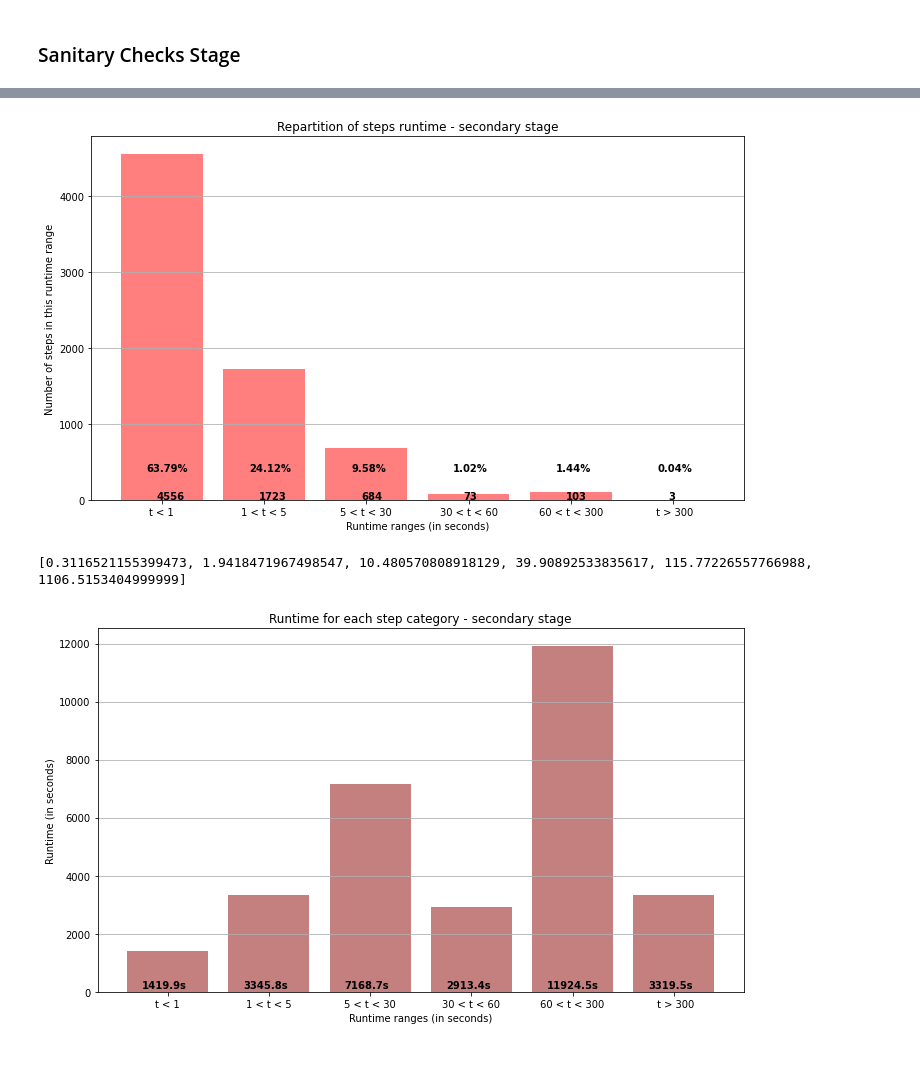
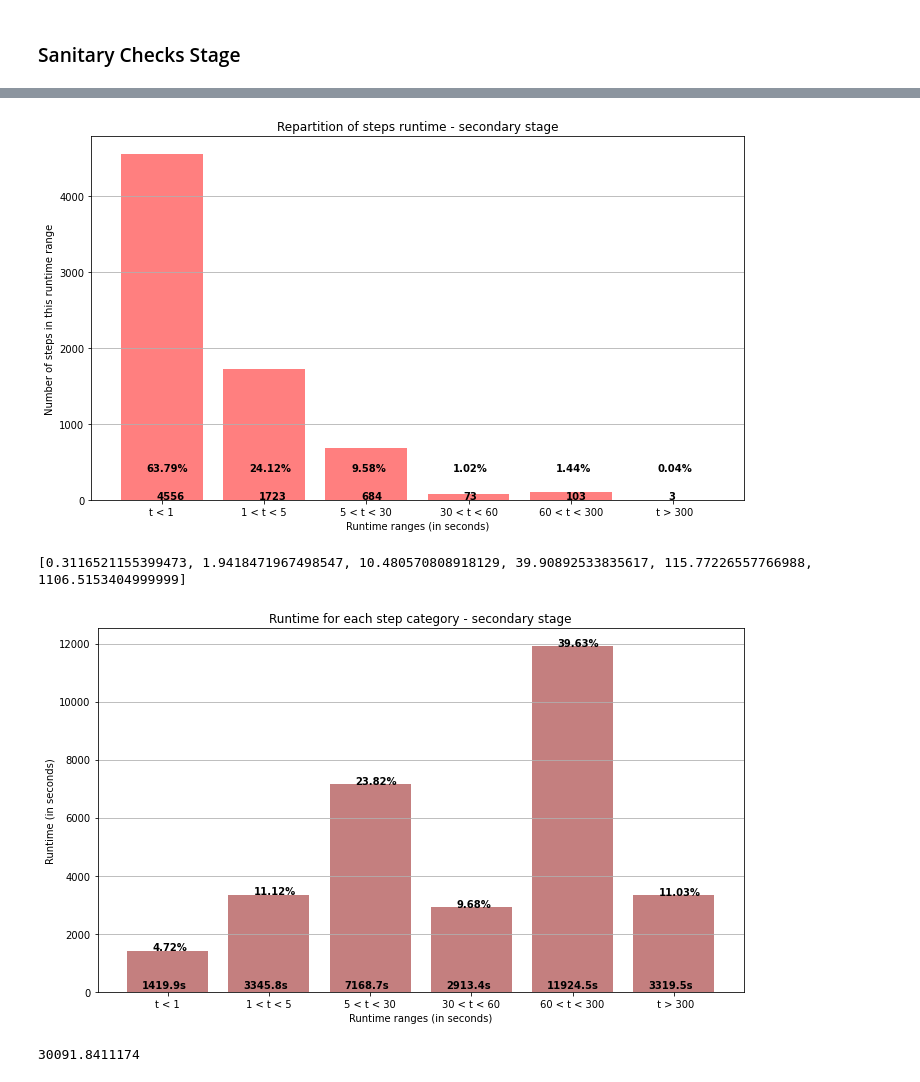
Before and after one commit to elariekerboull/testsuiteProfiling, a Jupyter notebook: Testsuite_profiling.ipynb, the cells around one changed output, grey strips where cells are left out. Cells and saved outputs as stored; diff of their text form; code cells hidden in the pictures.

```diff
--- a/Testsuite_profiling.ipynb
+++ b/Testsuite_profiling.ipynb
@@ -109,6 +117,7 @@ plt.show()
 # Array of values being currently worked on
 current_array = sanity_values
 total_values = current_array.size
+total_time = current_array.sum()
 
 # Compute the runtime repartition
 occurences = value_repartition(current_array)
@@ -149,6 +158,8 @@ ax2.set_title('Runtime for each step category - sanity stage')
 ax2.yaxis.grid(True)
 for i, v in enumerate(runtimes):
     ax2.text((i-1) + 0.85, runtimes[0]/12, str(round(v,1)) + 's', color='black', fontweight='bold')
+    ax2.text((i-1) + 0.85, runtimes[i], str(round(100*v/total_time,2)) + '%', color='black', fontweight='bold')
+print(np.sum(runtimes))
 
 
 # Save the figure and show
@@ -165,6 +177,7 @@ plt.show()
 # Array of values being currently worked on
 current_array = core_values
 total_values = current_array.size
+total_time = current_array.sum()
 
 # Compute the runtime repartition
 occurences = value_repartition(current_array)
@@ -205,6 +218,8 @@ ax2.set_title('Runtime for each step category - core stage')
 ax2.yaxis.grid(True)
 for i, v in enumerate(runtimes):
     ax2.text((i-1) + 0.75, runtimes[0]/12, str(round(v,1)) + 's', color='black', fontweight='bold')
+    ax2.text((i-1) + 0.85, runtimes[i], str(round(100*v/total_time,2)) + '%', color='black', fontweight='bold')
+print(np.sum(runtimes))
 
 
 # Save the figure and show
@@ -221,6 +237,7 @@ plt.show()
 # Array of values being currently worked on
 current_array = init_client_values
 total_values = current_array.size
+total_time = current_array.sum()
 
 # Compute the runtime repartition
 occurences = value_repartition(current_array)
@@ -261,12 +278,15 @@ ax2.set_title('Runtime for each step category - init_clients stage')
 ax2.yaxis.grid(True)
 for i, v in enumerate(runtimes):
     ax2.text((i-1) + 0.75, runtimes[0]/12, str(round(v,1)) + 's', color='black', fontweight='bold')
+    ax2.text((i-1) + 0.85, runtimes[i], str(round(100*v/total_time,2)) + '%', color='black', fontweight='bold')
 
 
 # Save the figure and show
 plt.tight_layout()
 plt.savefig('bar_plot_init_clients_runtimes.png')
 plt.show()
+
+print(np.sum(runtimes))
 # %% [output]
 [figure]
 [0.3559921723214286, 2.203069661111111, 8.620451112000001, 46.530545833333335, 90.7391335, 0]
@@ -277,6 +298,7 @@ plt.show()
 # Array of values being currently worked on
 current_array = reposync_values
 total_values = current_array.size
+total_time = current_array.sum()
 
 # Compute the runtime repartition
 occurences = value_repartition(current_array)
@@ -317,12 +339,15 @@ ax2.set_title('Runtime for each step category - reposync stage')
 ax2.yaxis.grid(True)
 for i, v in enumerate(runtimes):
     ax2.text((i-1) + 0.75, runtimes[0]/12, str(round(v,1)) + 's', color='black', fontweight='bold')
+    ax2.text((i-1) + 0.85, runtimes[i], str(round(100*v/total_time,2)) + '%', color='black', fontweight='bold')
 
 
 # Save the figure and show
 plt.tight_layout()
 plt.savefig('bar_plot_reposync_runtimes.png')
 plt.show()
+
+print(np.sum(runtimes))
 # %% [output]
 [figure]
 [0.2556347881118881, 2.1785133549019604, 10.357902, 0, 71.63878109999999, 1169.26555925]
@@ -333,6 +359,7 @@ plt.show()
 # Array of values being currently worked on
 current_array = secondary_values
 total_values = current_array.size
+total_time = current_array.sum()
 
 # Compute the runtime repartition
 occurences = value_repartition(current_array)
@@ -356,34 +383,38 @@ for i, v in enumerate(occurences):
 plt.tight_layout()
 plt.savefig('bar_plot_secondary_stage.png')
 plt.show()
 
 
 # Total runtimes
 
 current_means = mean_values(current_array)
 runtimes = np.multiply(current_means,occurences)
 
 fig2, ax2 = plt.subplots(figsize = (10,6))
 
 ax2.bar(x_pos, runtimes, width=0.8, align='center', alpha=0.5, color='darkred')
 ax2.set_ylabel('Runtime (in seconds)')
 ax2.set_xlabel('Runtime ranges (in seconds)')
 ax2.set_xticks(x_pos)
 ax2.set_xticklabels(labels)
 ax2.set_title('Runtime for each step category - secondary stage')
 ax2.yaxis.grid(True)
 for i, v in enumerate(runtimes):
     ax2.text((i-1) + 0.75, runtimes[0]/12, str(round(v,1)) + 's', color='black', fontweight='bold')
+    ax2.text((i-1) + 0.85, runtimes[i], str(round(100*v/total_time,2)) + '%', color='black', fontweight='bold')
 
 
 # Save the figure and show
 plt.tight_layout()
 plt.savefig('bar_plot_secondary_runtimes.png')
 plt.show()
+
+print(np.sum(runtimes))
 # %% [output]
 [figure]
 [0.3116521155399473, 1.9418471967498547, 10.480570808918129, 39.90892533835617, 115.77226557766988, 1106.5153404999999]
-[figure, old version]
+[figure, new version]
+30091.8411174
 # %%
 # Finishing stage
 
```
Also changed, not shown: parts of 9 cells of this notebook, 9 other files.
